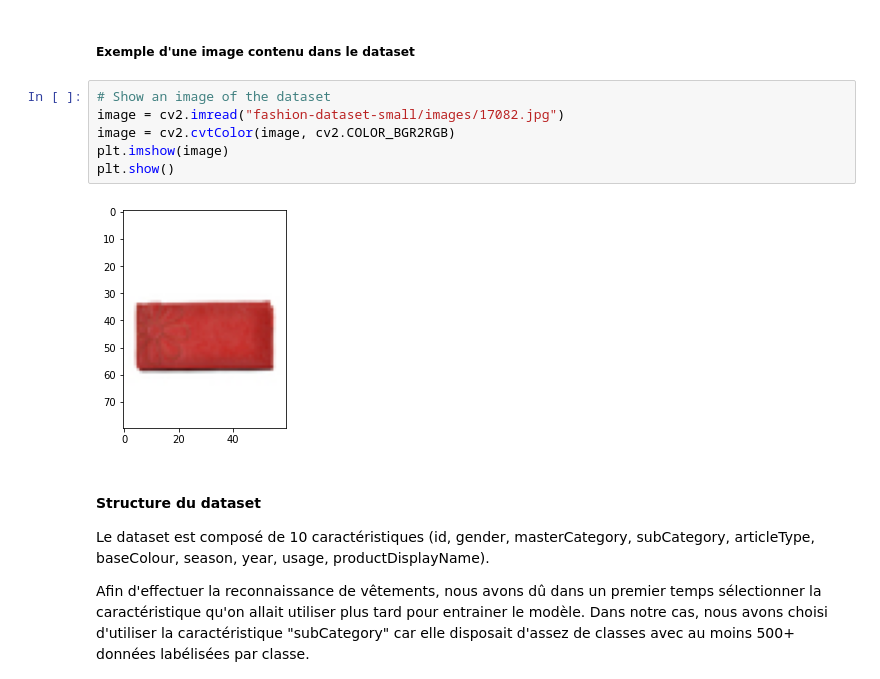
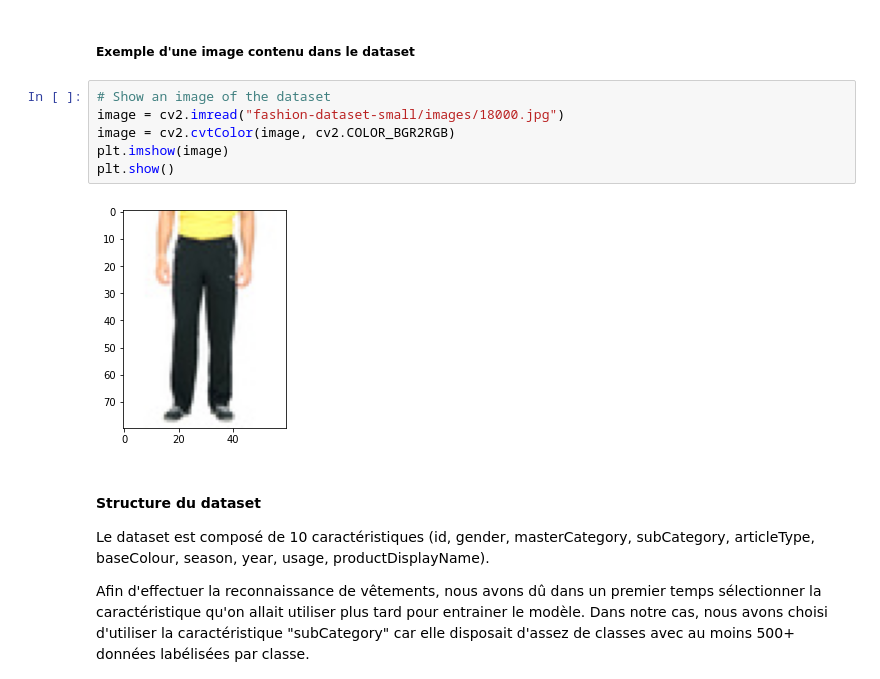
Before and after one commit to KontainPluton/TPs_Artificial_Neural_Network, a Jupyter notebook: Projet/Projet_Fashion.ipynb, the cells around one changed output. Drawn from its saved outputs; the diff is of its cells as text.

```diff
--- a/Projet/Projet_Fashion.ipynb
+++ b/Projet/Projet_Fashion.ipynb
@@ -107,12 +107,12 @@ Name: articleType, dtype: int64
 ##### Exemple d'une image contenu dans le dataset
 # %%
 # Show an image of the dataset
-image = cv2.imread("fashion-dataset-small/images/17082.jpg")
+image = cv2.imread("fashion-dataset-small/images/18000.jpg")
 image = cv2.cvtColor(image, cv2.COLOR_BGR2RGB)
 plt.imshow(image)
 plt.show()
 # %% [output]
-[figure, old version]
+[figure, new version]
 # %% [markdown]
 #### Structure du dataset
 
```
Also changed, not shown: parts of 6 cells of this notebook.
